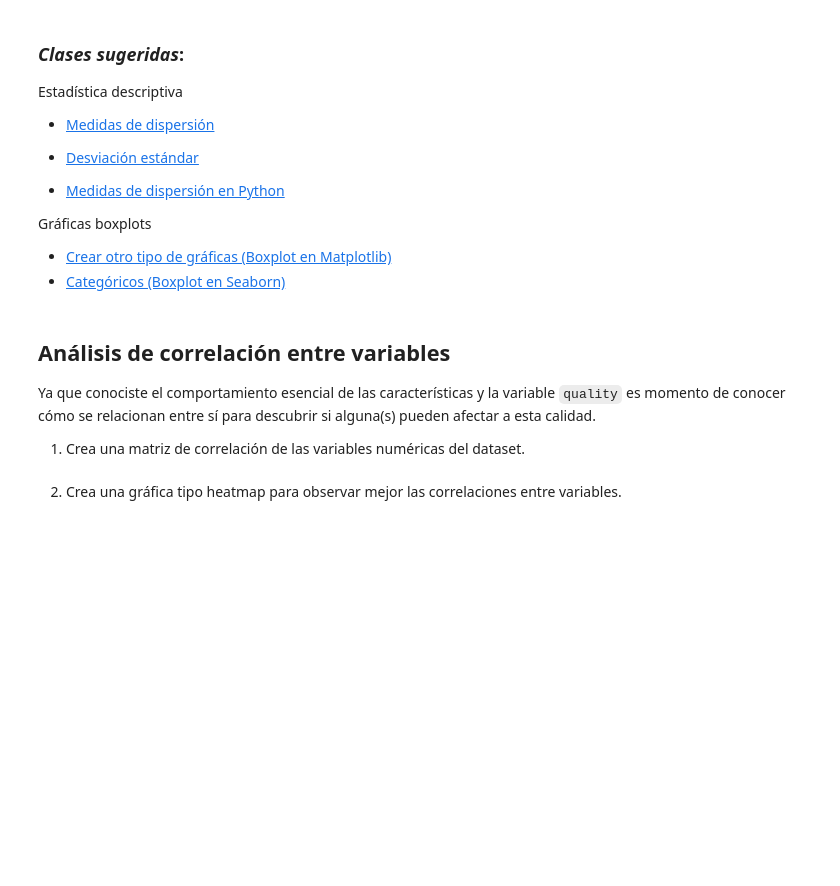
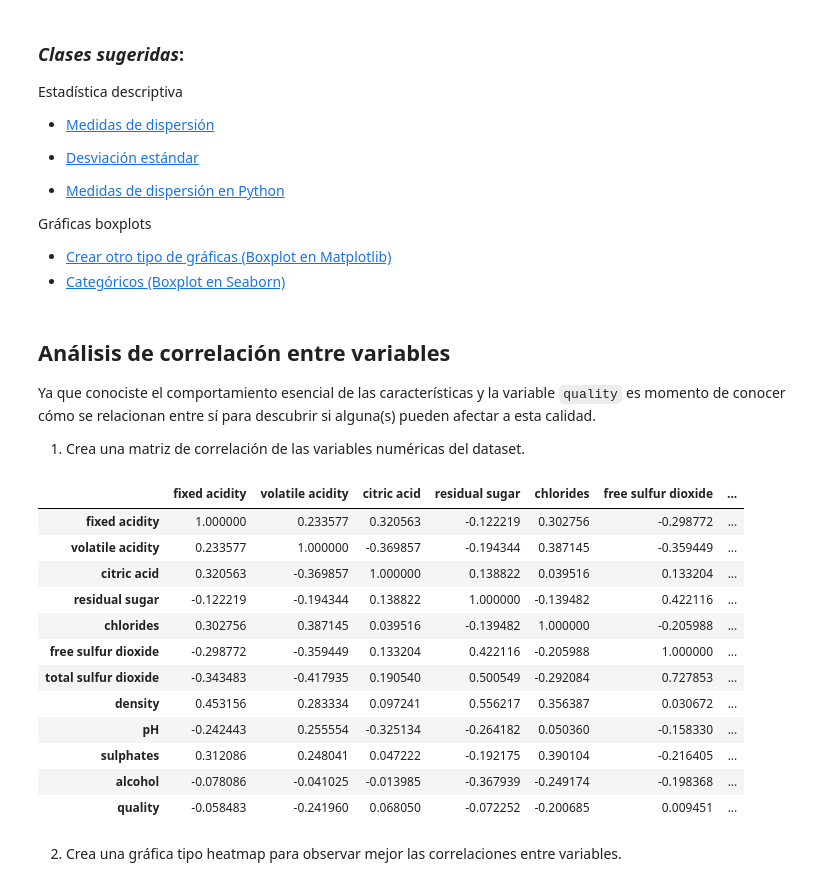
Before and after one commit to FaustinoAndres/EDA_WINE, a Jupyter notebook: eda-wines-template.ipynb, the cells around one changed output. Saved outputs shown, nothing was run; the diff lists cells and outputs as text; code cells hidden in the pictures; blank space fills up the shorter version.

```diff
--- a/eda-wines-template.ipynb
+++ b/eda-wines-template.ipynb
@@ -357,2 +369,4 @@ b) ¿Por qué?
 # %%
 3. Elimina los outliers de ser necesario en la siguiente celda.
+# %%
+total_wine = total_wine[total_wine['quality_category']=='Medium']
@@ -384,2 +399,19 @@ plt.show()
+# %%
+corr_df = total_wine.corr(method='pearson')
+corr_df
+# %% [output]
+|  | fixed acidity | volatile acidity | citric acid | residual sugar | chlorides | free sulfur dioxide | ... |
+| fixed acidity | 1.000000 | 0.233577 | 0.320563 | -0.122219 | 0.302756 | -0.298772 | ... |
+| volatile acidity | 0.233577 | 1.000000 | -0.369857 | -0.194344 | 0.387145 | -0.359449 | ... |
+| citric acid | 0.320563 | -0.369857 | 1.000000 | 0.138822 | 0.039516 | 0.133204 | ... |
+| residual sugar | -0.122219 | -0.194344 | 0.138822 | 1.000000 | -0.139482 | 0.422116 | ... |
+| chlorides | 0.302756 | 0.387145 | 0.039516 | -0.139482 | 1.000000 | -0.205988 | ... |
+| free sulfur dioxide | -0.298772 | -0.359449 | 0.133204 | 0.422116 | -0.205988 | 1.000000 | ... |
+| total sulfur dioxide | -0.343483 | -0.417935 | 0.190540 | 0.500549 | -0.292084 | 0.727853 | ... |
+| density | 0.453156 | 0.283334 | 0.097241 | 0.556217 | 0.356387 | 0.030672 | ... |
+| pH | -0.242443 | 0.255554 | -0.325134 | -0.264182 | 0.050360 | -0.158330 | ... |
+| sulphates | 0.312086 | 0.248041 | 0.047222 | -0.192175 | 0.390104 | -0.216405 | ... |
+| alcohol | -0.078086 | -0.041025 | -0.013985 | -0.367939 | -0.249174 | -0.198368 | ... |
+| quality | -0.058483 | -0.241960 | 0.068050 | -0.072252 | -0.200685 | 0.009451 | ... |
 # %% [markdown]
 2. Crea una gráfica tipo heatmap para observar mejor las correlaciones entre variables.
```
Also changed, not shown: parts of 7 cells of this notebook.
